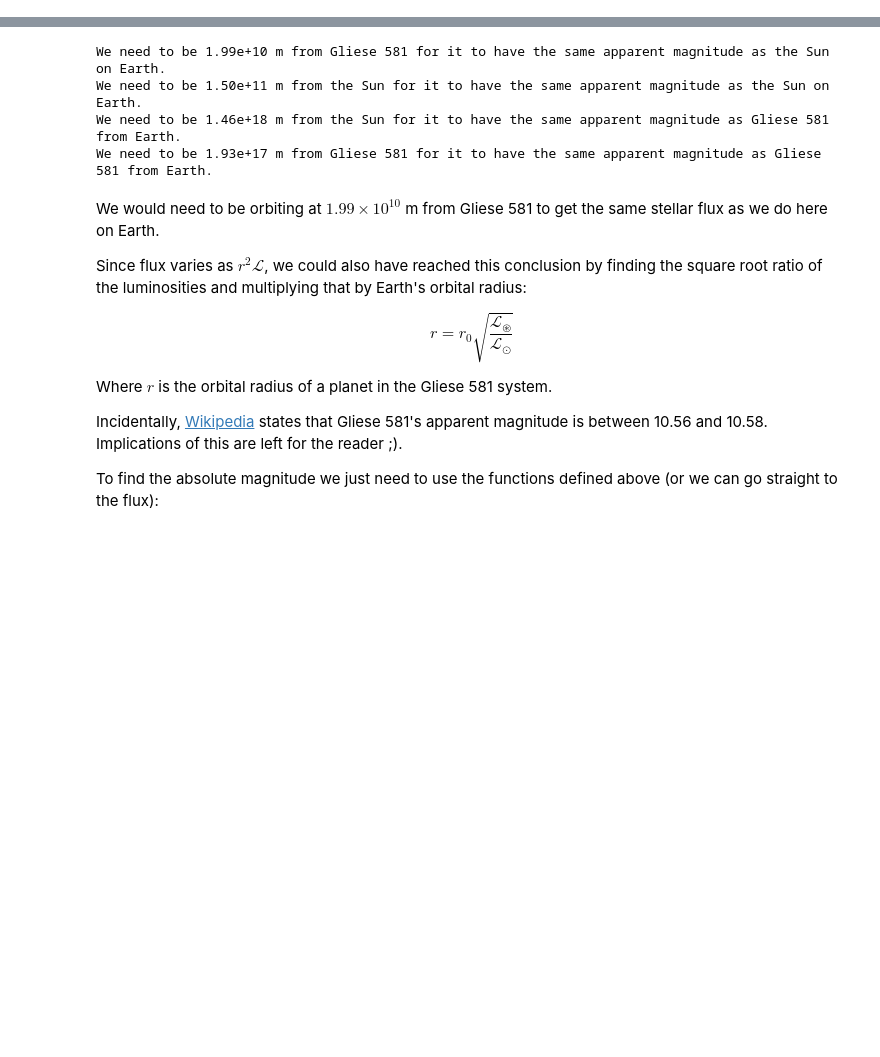
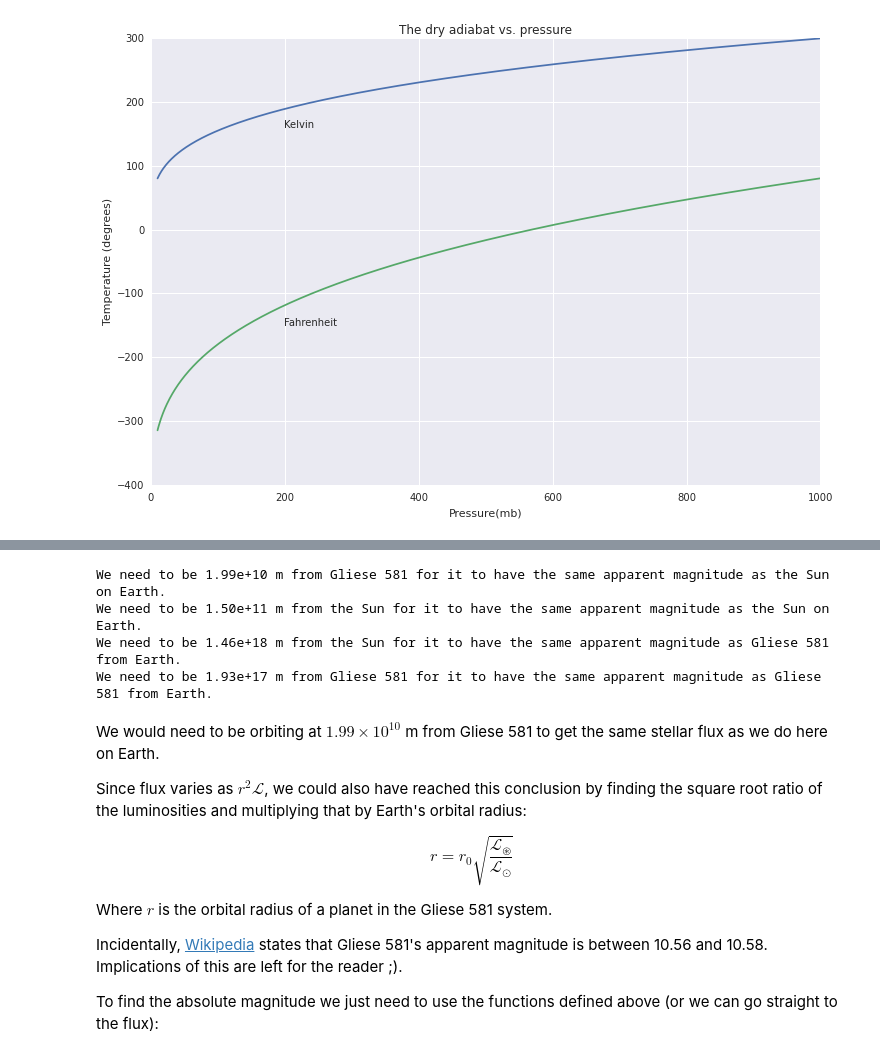
Before and after one commit to jdangerx/planetaryclimate, a Jupyter notebook: ch1.ipynb, the cells around one changed output, grey strips where cells are left out. Cells and saved outputs as stored; diff of their text form; code cells hidden in the pictures; blank space fills up the shorter version.

```diff
--- a/ch1.ipynb
+++ b/ch1.ipynb
@@ -81,18 +0,0 @@ Index(['Depth', 'corrected_Ice_age_GT4', 'deut', 'deltaTS'], dtype='object')
-# %%
-# problem 3 -
-def dry_adiabat(pressures):
-    ground_temp = 300
-    surface_pressure = 1000
-    return ground_temp * (pressures/surface_pressure) ** (2/7)
-
-def K_to_F(kelvins):
-    return (kelvins - 273) * 1.8 + 32
-
-def problem3a():
-    pressures = np.arange(10, 1000)
-    df = pd.DataFrame({"pressures": pressures,
-          "dry_adiabat_K": dry_adiabat(pressures),
-          "dry_adiabat_F": K_to_F(dry_adiabat(pressures))})
-    sns.lmplot("pressures", "dry_adiabat_K", df, fit_reg=False)
-    sns.lmplot("pressures", "dry_adiabat_F", df, fit_reg=False)
-problem3a()
@@ -396,0 +121,29 @@ Now plugging the Gliese 581 numbers in, we get:
+# %%
+def dry_adiabat(pressures):
+    ground_temp = 300
+    surface_pressure = 1000
+    return ground_temp * (pressures/surface_pressure) ** (2/7)
+
+
+def K_to_F(kelvins):
+    return (kelvins - 273) * 1.8 + 32
+
+
+def problem3a():
+    pressures = np.arange(10, 1000)
+    df = pd.DataFrame({"pressures": pressures,
+          "dry_adiabat_K": dry_adiabat(pressures),
+          "dry_adiabat_F": K_to_F(dry_adiabat(pressures))})
+    plt.figure(figsize=(12,8))
+    plt.title("The dry adiabat vs. pressure")
+    plt.ylabel("Temperature (degrees)")
+    plt.xlabel("Pressure(mb)")
+    plt.plot(df.pressures, df.dry_adiabat_K)
+    plt.text(200, 160, "Kelvin")
+    plt.plot(df.pressures, df.dry_adiabat_F)
+    plt.text(200, -150, "Fahrenheit")
+
+
+problem3a()
+# %% [output]
+[figure, added]
```
Also changed, not shown: parts of 57 cells of this notebook.
